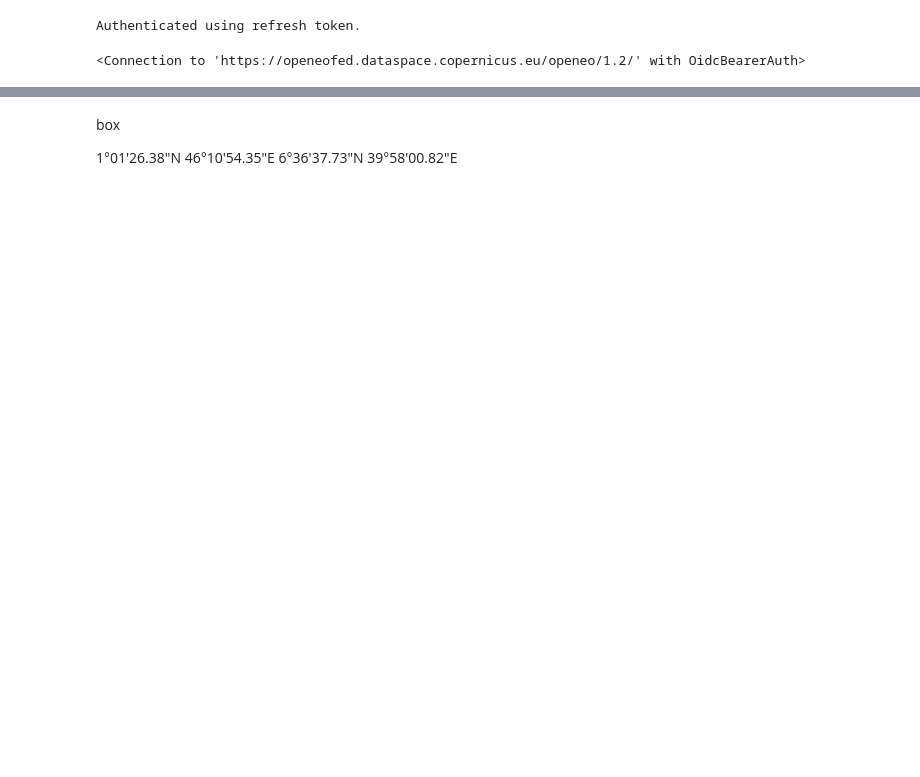
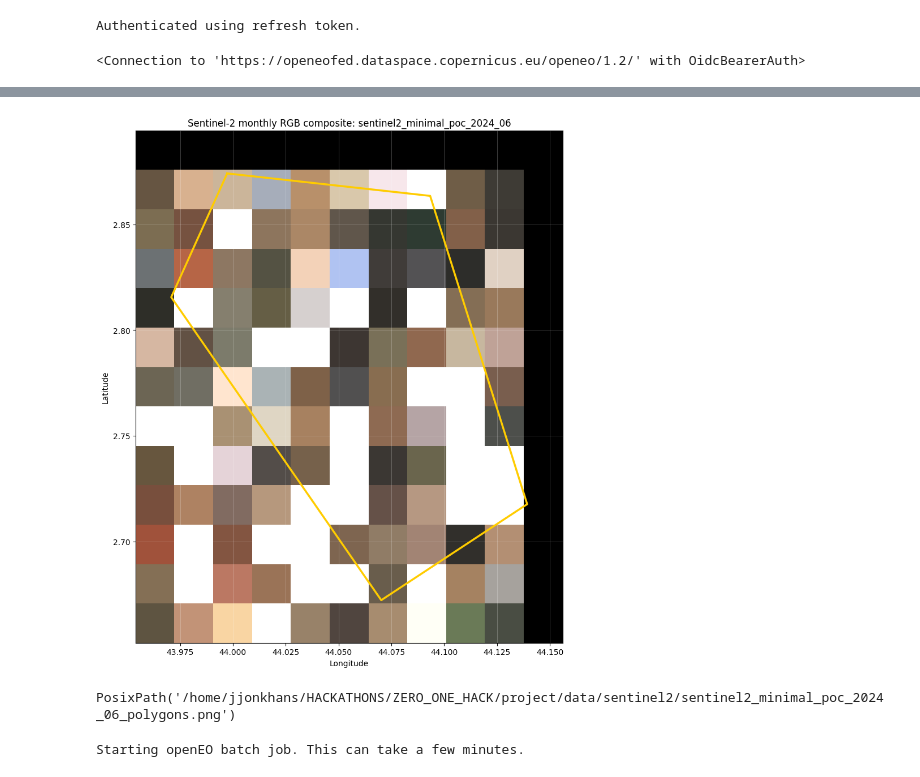
Before and after one commit to jasperjonkhans/aid-ressource-allocation-engine, a Jupyter notebook: notebooks/satelite_img.ipynb, the cells around one changed output, grey strips where cells are left out. Drawn from its saved outputs; the diff is of its cells as text; code cells hidden in the pictures; blank space fills up the shorter version.

```diff
--- a/notebooks/satelite_img.ipynb
+++ b/notebooks/satelite_img.ipynb
@@ -23,6 +23,5 @@ The next cells create a monthly Sentinel-2 RGB composite, mask cloudy pixels usi
 # %%
 from pathlib import Path
-import calendar
 import sys
 
 import matplotlib.pyplot as plt
@@ -64,6 +63,7 @@ def buffered_extent_for_polygons(polygons, buffer_fraction=0.10):
         "east": east + lon_buffer,
         "south": south - lat_buffer,
         "north": north + lat_buffer,
+        "crs": 4326,
     }
 # %%
 def month_temporal_extent(year, month):
@@ -164,0 +195,48 @@ def draw_polygons_on_sentinel2_png(
+# %%
+def sentinel2_minimal_poc_png(
+    connection,
+    polygon=BAKOOL_POLYGON,
+    year=2024,
+    month=6,
+    day_window=7,
+    polygon_color="#ffcc00",
+    target_resolution_degrees=0.02,
+    max_cloud_cover=100,
+    output_dir=REPO_ROOT / "project" / "data" / "sentinel2",
+):
+    output_dir = Path(output_dir)
+    output_dir.mkdir(parents=True, exist_ok=True)
+    extent = buffered_extent_for_polygons([polygon], buffer_fraction=0.10)
+    raw_png = output_dir / f"sentinel2_minimal_poc_{year}_{month:02d}.png"
+
+    cube = connection.load_collection(
+        "SENTINEL2_L2A",
+        spatial_extent=extent,
+        temporal_extent=[f"{year}-{month:02d}-01", f"{year}-{month:02d}-{day_window + 1:02d}"],
+        bands=["B04", "B03", "B02"],
+        properties={"eo:cloud_cover": lambda cloud_cover: cloud_cover <= max_cloud_cover},
+    )
+    rgb = cube.reduce_dimension(dimension="t", reducer="mean")
+    rgb = rgb.resample_spatial(
+        resolution=target_resolution_degrees,
+        projection=4326,
+        method="bilinear",
+    )
+    rgb = rgb.rename_labels(dimension="bands", target=["red", "green", "blue"])
+    rgb = rgb.linear_scale_range(0, 3000, 0, 255)
+
+    print(f"Downloading tiny POC to {raw_png}")
+    rgb.download(str(raw_png), format="PNG")
+
+    overlay_png = draw_polygons_on_sentinel2_png(
+        image_path=raw_png,
+        extent=extent,
+        polygons=[polygon],
+        polygon_color=polygon_color,
+    )
+    return raw_png, overlay_png
+
+
+raw_png, overlay_png = sentinel2_minimal_poc_png(CONNECTION)
+overlay_png
+# %% [output]
@@ -165,10 +244,14 @@ def draw_polygons_on_sentinel2_png(
+[figure, added]
+PosixPath('/home/jjonkhans/HACKATHONS/ZERO_ONE_HACK/project/data/sentinel2/sentinel2_minimal_poc_2024_06_polygons.png')
 # %%
+# Heavier cloud-masked version. Run the minimal POC above first.
 # Parameters
-POLYGONS = [GEDO_POLYGON, BURHAKABA_POLYGON, BAKOOL_POLYGON]
+POLYGONS = [BAKOOL_POLYGON]
 YEAR = 2024
 MONTH = 6
 POLYGON_COLOR = "#ffcc00"
 MAX_CLOUD_COVER = 80
+TARGET_RESOLUTION_DEGREES = 0.02  # coarse POC resolution; lower values create much larger jobs
 
 raw_png, sentinel_extent = download_sentinel2_monthly_png(
     connection=CONNECTION,
@@ -176,6 +259,7 @@ raw_png, sentinel_extent = download_sentinel2_monthly_png(
     year=YEAR,
     month=MONTH,
     max_cloud_cover=MAX_CLOUD_COVER,
+    target_resolution_degrees=TARGET_RESOLUTION_DEGREES,
 )
 
 overlay_png = draw_polygons_on_sentinel2_png(
@@ -186,8 +270,5 @@ overlay_png = draw_polygons_on_sentinel2_png(
 )
 
 overlay_png
+# %% [output]
+Starting openEO batch job. This can take a few minutes.
-# %% [markdown]
-box
-
-1°01'26.38"N 46°10'54.35"E
-6°36'37.73"N 39°58'00.82"E
```
Also changed, not shown: parts of 4 cells of this notebook, 19 other files.
